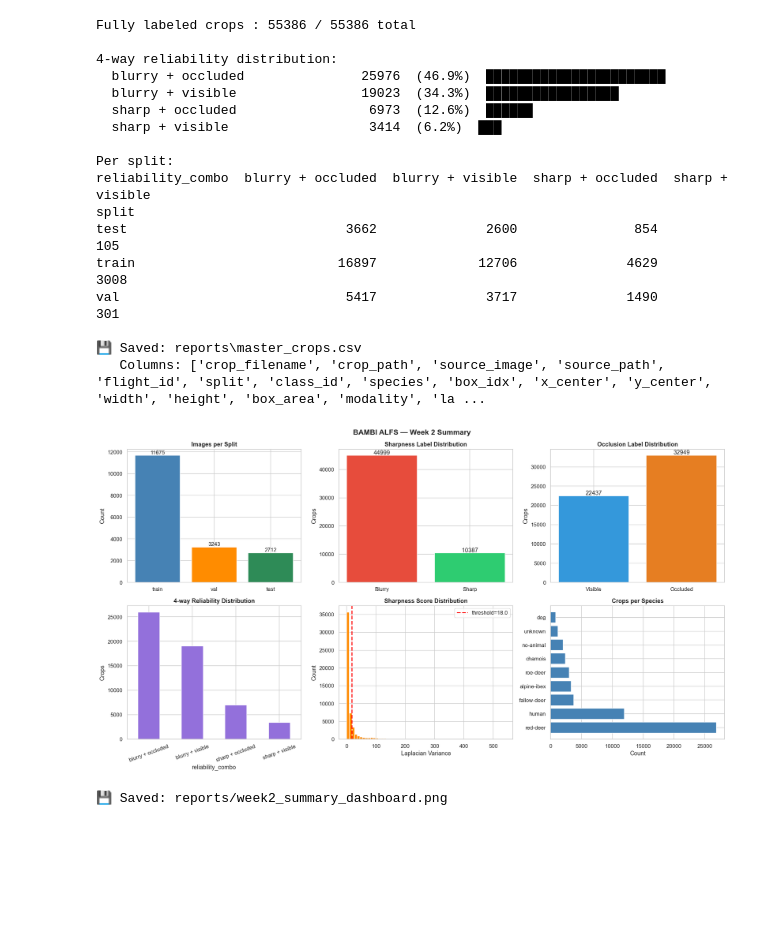
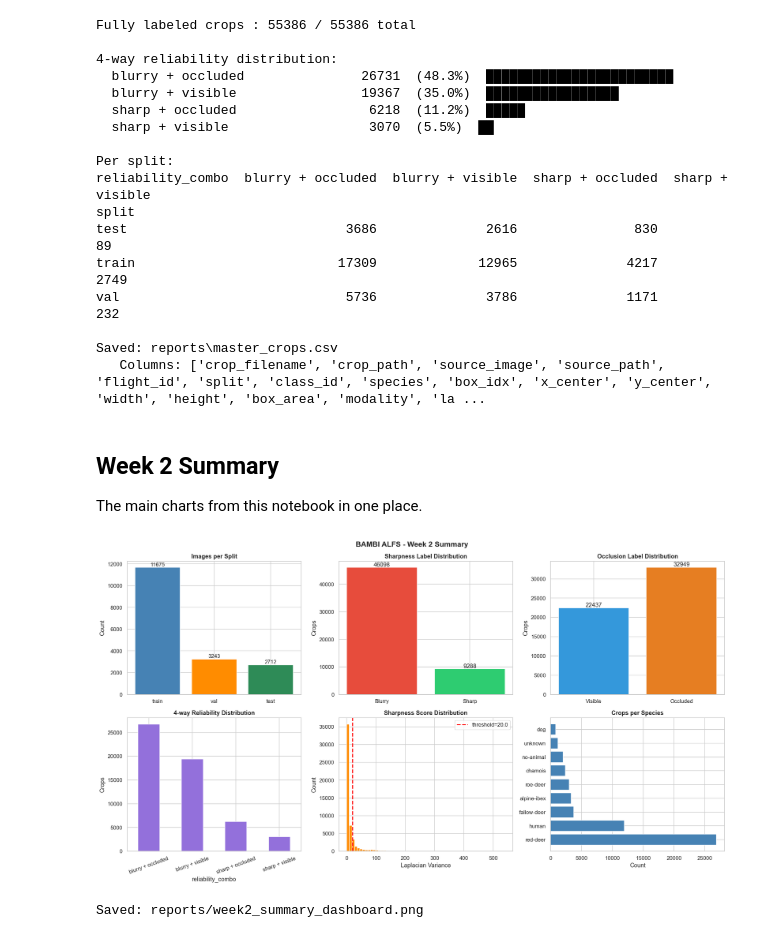
Before and after one commit to klevih1/Computer_Vision, a Jupyter notebook: Notebook_2.ipynb, the cells around one changed output. Cells and saved outputs as stored; diff of their text form; code cells hidden in the pictures; blank space fills up the shorter version.

```diff
--- a/Notebook_2.ipynb
+++ b/Notebook_2.ipynb
@@ -729,11 +792,8 @@ Percentile breakdown:
 # %%
-# ─────────────────────────────────────────────────────────────────────────────
-# DILYARA'S TASK:
-# Look at the grid below and find where "looks blurry" transitions to "looks sharp".
-# Change CANDIDATE_THRESHOLD and re-run until the boundary feels right.
-# ─────────────────────────────────────────────────────────────────────────────
+# Picked 20 from the grid: just above this line animals still look defined,
+# just below they go soft. 15-18 lets soft crops in, 25 leaves too few sharp ones.
 
-CANDIDATE_THRESHOLD = 18.0   # ← ADJUST THIS
+CANDIDATE_THRESHOLD = 20.0
 
 valid = crops_df[crops_df["laplacian_score"] > 0]
 
@@ -745,7 +805,7 @@ bins = {
 }
 
 fig, axes = plt.subplots(len(bins), 5, figsize=(15, len(bins) * 3))
-fig.suptitle(f"Threshold calibration — candidate = {CANDIDATE_THRESHOLD}",
+fig.suptitle(f"Threshold calibration - candidate = {CANDIDATE_THRESHOLD}",
              fontsize=12, fontweight="bold")
 
 for row_idx, (label, group) in enumerate(bins.items()):
@@ -774,5 +834,4 @@ below = (valid["laplacian_score"] <  CANDIDATE_THRESHOLD).sum()
 print(f"At threshold {CANDIDATE_THRESHOLD}:")
 print(f"  Sharp  (above): {above} ({100*above/len(valid):.1f}%)")
 print(f"  Blurry (below): {below} ({100*below/len(valid):.1f}%)")
-print("\nRe-run with a different CANDIDATE_THRESHOLD until the grid boundary looks right.")
 # %% [output]
@@ -830,0 +898,27 @@ unknown           1140    44
+# %%
+import matplotlib.pyplot as plt
+
+N = 6
+audit = crops_df[crops_df["sharpness_label"].isin([0, 1])]
+sharp_samples  = audit[audit["sharpness_label"] == 1].sample(min(N, (audit["sharpness_label"]==1).sum()))
+blurry_samples = audit[audit["sharpness_label"] == 0].sample(min(N, (audit["sharpness_label"]==0).sum()))
+
+fig, axes = plt.subplots(2, N, figsize=(N * 2.2, 5))
+fig.suptitle("Sharpness label audit",
+             fontsize=12, fontweight="bold")
+
+for col, (_, r) in enumerate(sharp_samples.iterrows()):
+    im = cv2.imread(r["crop_path"], cv2.IMREAD_GRAYSCALE)
+    if im is not None: axes[0, col].imshow(im, cmap="gray")
+    axes[0, col].set_title("SHARP  score %.1f" % r["laplacian_score"], fontsize=8, color="green")
+    axes[0, col].axis("off")
+
+for col, (_, r) in enumerate(blurry_samples.iterrows()):
+    im = cv2.imread(r["crop_path"], cv2.IMREAD_GRAYSCALE)
+    if im is not None: axes[1, col].imshow(im, cmap="gray")
+    axes[1, col].set_title("BLURRY  score %.1f" % r["laplacian_score"], fontsize=8, color="red")
+    axes[1, col].axis("off")
+
+plt.tight_layout()
+plt.savefig(REPORTS_PATH / "sharpness_label_audit.png", bbox_inches="tight")
+plt.show()
@@ -918,29 +1018,33 @@ print(labeled.groupby("split")["reliability_combo"]
 # Save master CSV
 master_path = REPORTS_PATH / "master_crops.csv"
 crops_df.to_csv(master_path, index=False)
-print(f"\n💾 Saved: {master_path}")
+print(f"\nSaved: {master_path}")
 print(f"   Columns: {list(crops_df.columns)}")
 # %% [output]
 Fully labeled crops : 55386 / 55386 total
 
 4-way reliability distribution:
-  blurry + occluded               25976  (46.9%)  ███████████████████████
-  blurry + visible                19023  (34.3%)  █████████████████
-  sharp + occluded                 6973  (12.6%)  ██████
-  sharp + visible                  3414  (6.2%)  ███
+  blurry + occluded               26731  (48.3%)  ████████████████████████
+  blurry + visible                19367  (35.0%)  █████████████████
+  sharp + occluded                 6218  (11.2%)  █████
+  sharp + visible                  3070  (5.5%)  ██
 
 Per split:
 reliability_combo  blurry + occluded  blurry + visible  sharp + occluded  sharp + visible
 split
-test                            3662              2600               854              105
-train                          16897             12706              4629             3008
-val                             5417              3717              1490              301
+test                            3686              2616               830               89
+train                          17309             12965              4217             2749
+val                             5736              3786              1171              232
 
-💾 Saved: reports\master_crops.csv
+Saved: reports\master_crops.csv
    Columns: ['crop_filename', 'crop_path', 'source_image', 'source_path', 'flight_id', 'split', 'class_id', 'species', 'box_idx', 'x_center', 'y_center', 'width', 'height', 'box_area', 'modality', 'la ...
+# %% [markdown]
+## Week 2 Summary
+
+The main charts from this notebook in one place.
 # %%
 fig, axes = plt.subplots(2, 3, figsize=(18, 10))
-fig.suptitle("BAMBI ALFS — Week 2 Summary", fontsize=15, fontweight="bold")
+fig.suptitle("BAMBI ALFS - Week 2 Summary", fontsize=15, fontweight="bold")
 
 # 1. Split image counts
 split_counts = {s: len(list((SPLIT_PATH / s / "images").glob("*")))
@@ -973,33 +1077,33 @@ axes[0,2].set_ylabel("Crops")
 for i, v in enumerate(oc.values):
     axes[0,2].text(i, v + len(crops_df)*0.005, str(v), ha="center")
 
 # 4. 4-way combo
 if "reliability_combo" in labeled.columns:
     combo_counts.plot.bar(ax=axes[1,0], color="mediumpurple", edgecolor="white")
     axes[1,0].set_title("4-way Reliability Distribution", fontweight="bold")
     axes[1,0].set_ylabel("Crops")
     axes[1,0].tick_params(axis="x", rotation=20)
 
 # 5. Sharpness score distribution
 valid_scores = crops_df[crops_df["laplacian_score"] > 0]["laplacian_score"]
 axes[1,1].hist(valid_scores, bins=60, color="darkorange", edgecolor="white")
 axes[1,1].axvline(SHARPNESS_THRESHOLD, color="red", linestyle="--",
                   linewidth=2, label=f"threshold={SHARPNESS_THRESHOLD}")
 axes[1,1].set_title("Sharpness Score Distribution", fontweight="bold")
 axes[1,1].set_xlabel("Laplacian Variance")
 axes[1,1].set_ylabel("Count")
 axes[1,1].legend()
 
 # 6. Crops per species
 sp = crops_df["species"].value_counts()
 axes[1,2].barh(sp.index, sp.values, color="steelblue")
 axes[1,2].set_title("Crops per Species", fontweight="bold")
 axes[1,2].set_xlabel("Count")
 
 plt.tight_layout()
 plt.savefig(REPORTS_PATH / "week2_summary_dashboard.png", bbox_inches="tight")
 plt.show()
-print("💾 Saved: reports/week2_summary_dashboard.png")
+print("Saved: reports/week2_summary_dashboard.png")
 # %% [output]
-[figure, old version]
+[figure, new version]
-💾 Saved: reports/week2_summary_dashboard.png
+Saved: reports/week2_summary_dashboard.png
```
Also changed, not shown: parts of 34 cells of this notebook, 12 other files.
